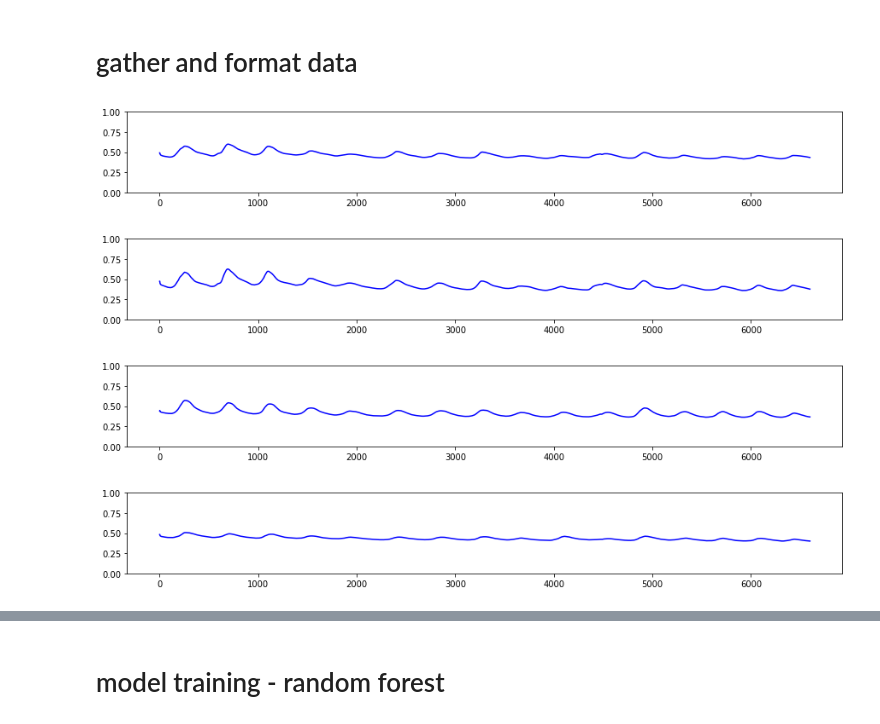
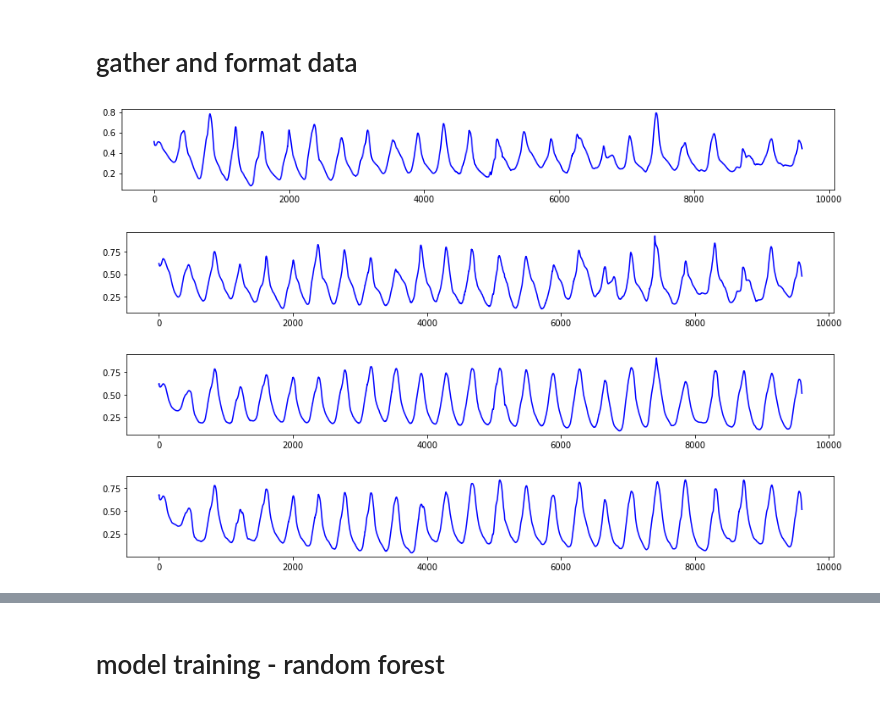
Before and after one commit to msfurr/coral_host, a Jupyter notebook: Jupyter_Notebooks/ModelTraining_Trees.ipynb, the cells around one changed output, grey strips where cells are left out. Saved outputs shown, nothing was run; the diff lists cells and outputs as text; code cells hidden in the pictures.

```diff
--- a/Jupyter_Notebooks/ModelTraining_Trees.ipynb
+++ b/Jupyter_Notebooks/ModelTraining_Trees.ipynb
@@ -21,10 +21,10 @@ from tensorflow import keras
 import h5py
 import timeit
 
-df = pd.read_csv('sensor_sit_2_clean.csv')
+df = pd.read_csv('sensor_stand_1_clean.csv')
 df.columns = ['1', '2', '3', '4', 'd1', 'd2', 'd3', 'd4', 'hours', 'minutes', 'seconds']
 
-flow = pd.read_csv('flow_sit_2_clean.csv')
+flow = pd.read_csv('flow_stand_1_clean.csv')
 flow.columns = ['Flow']
 # %%
 def scaleFlow(flow):
@@ -102,33 +100,29 @@ def classSwitch(Class):
 # %%
 x = range(0, len(df))
 fig = plt.figure(figsize = (15, 8))
 plt.subplot(4,1,1)
-plt.ylim(0, 1)
 plt.plot(x, df['1'], 'b')
 plt.show()
 
 fig = plt.figure(figsize = (15, 8))
 plt.subplot(4,1,2)
-plt.ylim(0, 1)
 plt.plot(x, df['2'], 'b')
 plt.show()
 
 fig = plt.figure(figsize = (15, 8))
 plt.subplot(4,1,3)
-plt.ylim(0, 1)
 plt.plot(x, df['3'], 'b')
 plt.show()
 
 fig = plt.figure(figsize = (15, 8))
 plt.subplot(4,1,4)
-plt.ylim(0, 1)
 plt.plot(x, df['4'], 'b')
 plt.show()
 # %% [output]
-[figure, old version]
+[figure, new version]
-[figure, old version]
+[figure, new version]
-[figure, old version]
+[figure, new version]
-[figure, old version]
+[figure, new version]
 # %%
 fig = plt.figure(figsize = (15, 6))
 plt.plot(flow['Flow'])
```
Also changed, not shown: parts of 20 cells of this notebook, 13 other files.
